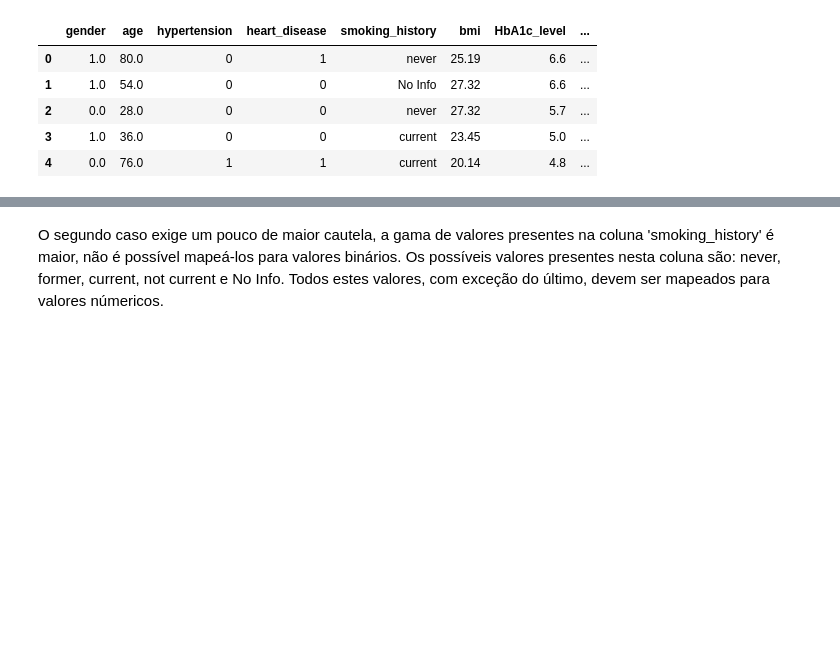
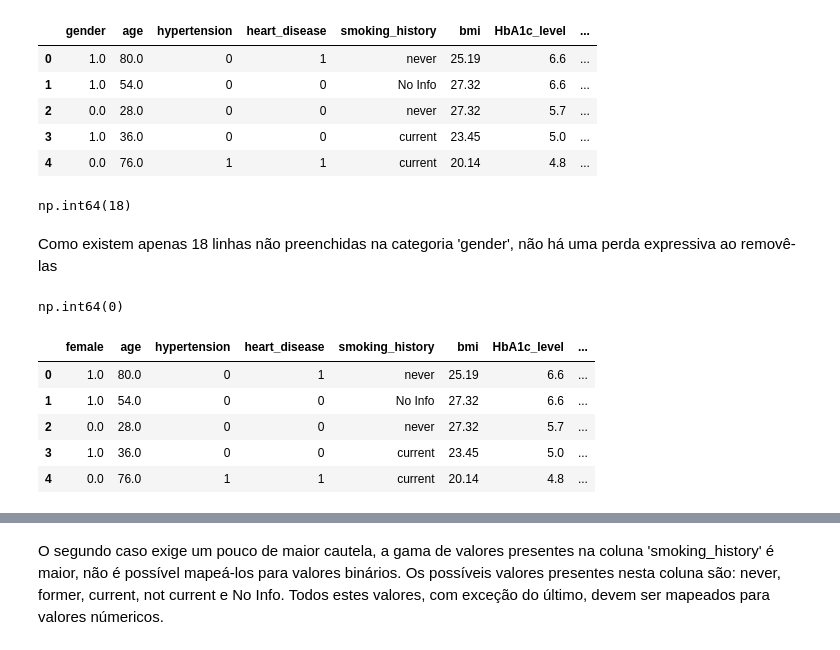
Before and after one commit to rianferreiralcs/Trabalho_Rede_Neural, a Jupyter notebook: Trabalho_A3_Marco.ipynb, the cells around one changed output, grey strips where cells are left out. Drawn from its saved outputs; the diff is of its cells as text; code cells hidden in the pictures; blank space fills up the shorter version.

```diff
--- a/Trabalho_A3_Marco.ipynb
+++ b/Trabalho_A3_Marco.ipynb
@@ -29,3 +29,25 @@ tabela.head()
 | 2 | 0.0 | 28.0 | 0 | 0 | never | 27.32 | 5.7 | ... |
 | 3 | 1.0 | 36.0 | 0 | 0 | current | 23.45 | 5.0 | ... |
 | 4 | 0.0 | 76.0 | 1 | 1 | current | 20.14 | 4.8 | ... |
+# %%
+tabela['gender'].isna().sum()
+# %% [output]
+np.int64(18)
+# %% [markdown]
+Como existem apenas 18 linhas não preenchidas na categoria 'gender', não há uma perda expressiva ao removê-las
+# %%
+tabela = tabela[~tabela['gender'].isna()]
+tabela['gender'].isna().sum()
+# %% [output]
+np.int64(0)
+# %%
+tabela.rename(columns={'gender': 'female'}, inplace=True)
+tabela['male'] = 1 - tabela['female']
+tabela.head()
+# %% [output]
+|  | female | age | hypertension | heart_disease | smoking_history | bmi | HbA1c_level | ... |
+| 0 | 1.0 | 80.0 | 0 | 1 | never | 25.19 | 6.6 | ... |
+| 1 | 1.0 | 54.0 | 0 | 0 | No Info | 27.32 | 6.6 | ... |
+| 2 | 0.0 | 28.0 | 0 | 0 | never | 27.32 | 5.7 | ... |
+| 3 | 1.0 | 36.0 | 0 | 0 | current | 23.45 | 5.0 | ... |
+| 4 | 0.0 | 76.0 | 1 | 1 | current | 20.14 | 4.8 | ... |
```
Also changed, not shown: parts of 18 cells of this notebook.
